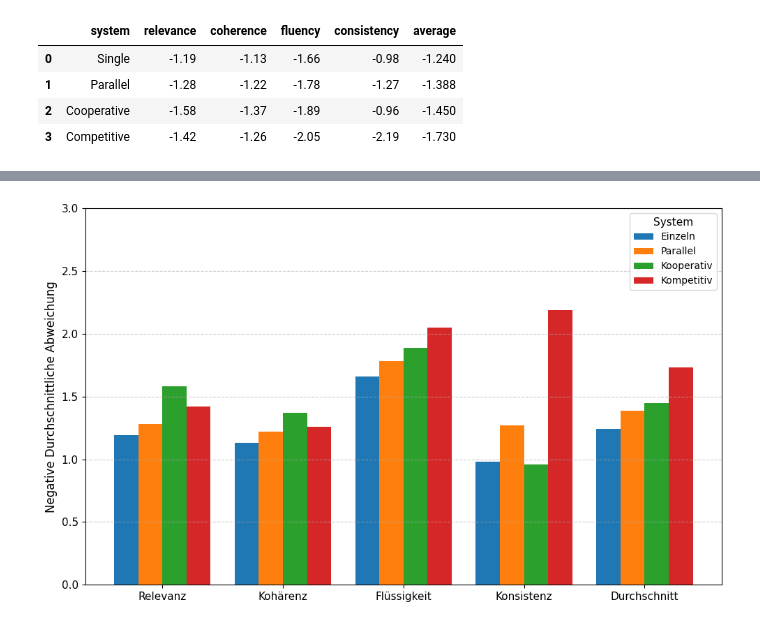
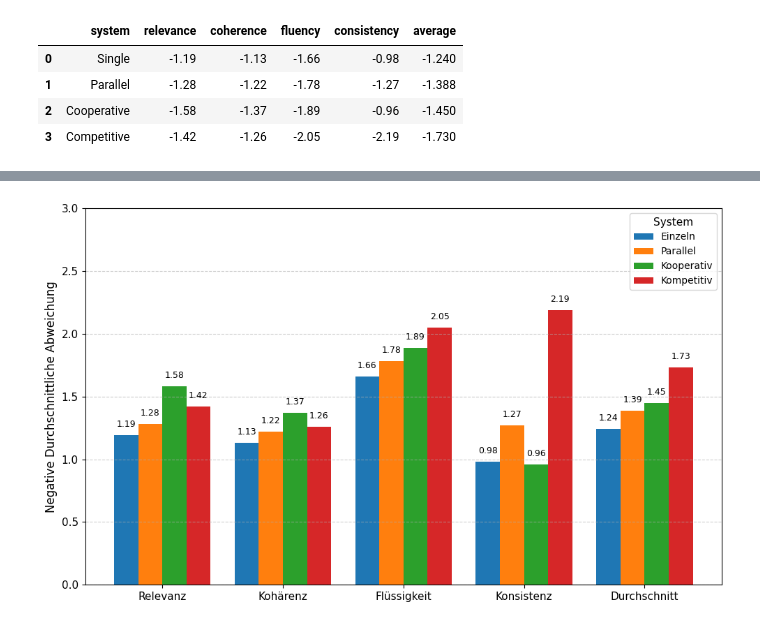
Before and after one commit to nikobiebl/Bachelorarbeit, a Jupyter notebook: SummEval/results.ipynb, the cells around one changed output, grey strips where cells are left out. Cells and saved outputs as stored; diff of their text form; code cells hidden in the pictures.

```diff
--- a/SummEval/results.ipynb
+++ b/SummEval/results.ipynb
@@ -187,6 +187,17 @@ for i, system_key in enumerate(kendall_df["system"]):
     positions = x + offsets[i] * bar_width
     plt.bar(positions, values, width=bar_width, label=system_names_de[system_key])
 
+    # Add value labels above bars
+    for pos, val in zip(positions, values):
+        plt.text(
+            pos,
+            val + 0.02,
+            f"{val:.2f}",
+            ha="center",
+            va="bottom",
+            fontsize=9
+        )
+
 # Configure axes and labels
 plt.xticks(ticks=x, labels=dimension_labels_de, fontsize=11)
 plt.yticks(np.arange(0.0, 1.01, 0.1), fontsize=11)
@@ -210,31 +221,42 @@ system_names_de = {
     "Parallel": "Parallel",
     "Cooperative": "Kooperativ",
     "Competitive": "Kompetitiv"
 }
 
 # Bar positioning
 x = np.arange(len(dimensions))
 bar_width = 0.2
 offsets = [-1.5, -0.5, 0.5, 1.5]
 
 plt.figure(figsize=(10, 6))
 
 # Plot bars for each system (negate values to flip direction)
 for i, orig_system in enumerate(deviation_df["system"]):
     values = deviation_df.loc[deviation_df["system"] == orig_system, dimensions].values.flatten()
     values_flipped = -1 * values  # Flip for positive-up bars
     positions = x + offsets[i] * bar_width
     plt.bar(positions, values_flipped, width=bar_width, label=system_names_de[orig_system])
 
+    # Add bar labels
+    for pos, val in zip(positions, values):
+        plt.text(
+            pos,
+            -val + 0.05,  # Position der Beschriftung etwas über dem Balken
+            f"{-val:.2f}",
+            ha="center",
+            va="bottom",
+            fontsize=9
+        )
+
 # Configure axes and layout
 plt.xticks(ticks=x, labels=dimension_labels_de, fontsize=11)
 plt.yticks(np.arange(0, 3.1, 0.5), fontsize=11)
 plt.ylim(0, 3.0)
 plt.ylabel("Negative Durchschnittliche Abweichung", fontsize=12)
 
 plt.grid(axis="y", linestyle="--", alpha=0.6)
 plt.legend(title="System", fontsize=10, title_fontsize=11, loc="upper right")
 plt.tight_layout()
 plt.show()
 # %% [output]
-[figure, old version]
+[figure, new version]
```
Also changed, not shown: parts of 1 cell of this notebook.
